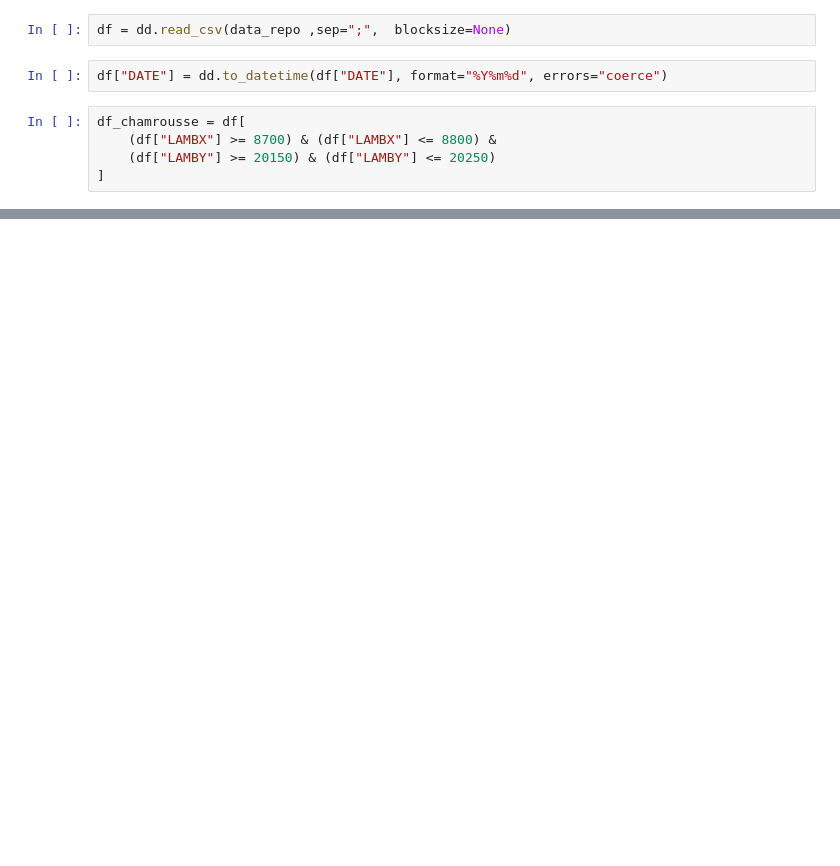
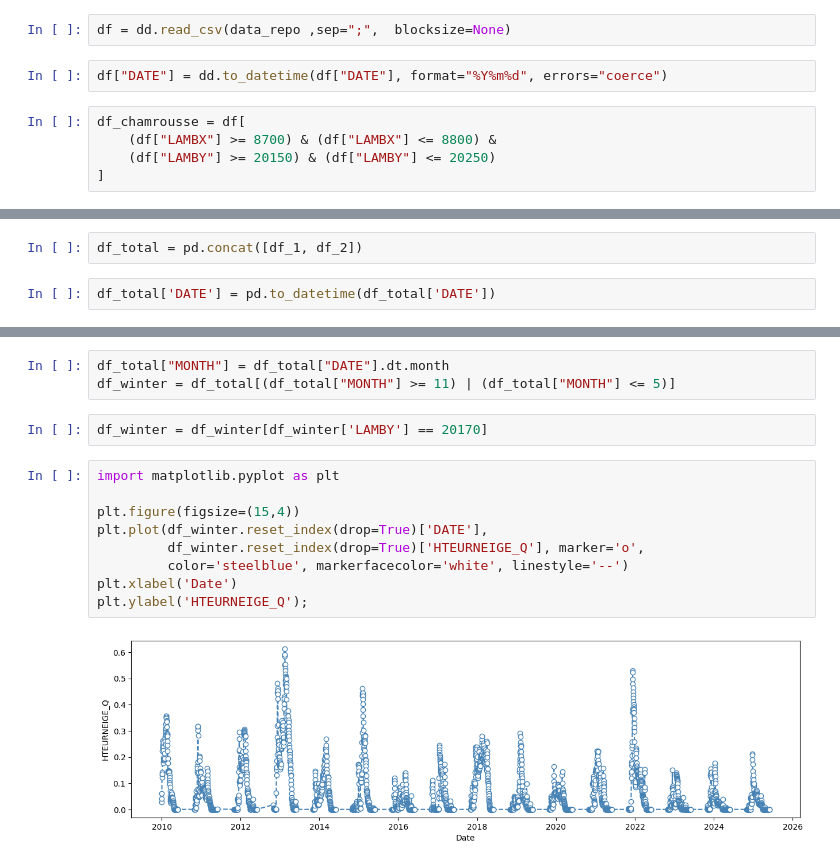
Before and after one commit to lchaus/dfg, a Jupyter notebook: dimi_data_extraction.ipynb, the cells around one changed output, grey strips where cells are left out. Cells and saved outputs as stored; diff of their text form; blank space fills up the shorter version.

Commit message:
winter filter, plots

```diff
--- a/dimi_data_extraction.ipynb
+++ b/dimi_data_extraction.ipynb
@@ -28,0 +35,4 @@ df_chamrousse.to_csv("chamrousse_filtered_2020-2025.csv",single_file=True, index
+# %%
+df_total = pd.concat([df_1, df_2])
+# %%
+df_total['DATE'] = pd.to_datetime(df_total['DATE'])
@@ -28,0 +59,16 @@ df_chamrousse.to_csv("chamrousse_filtered_2020-2025.csv",single_file=True, index
+# %%
+df_total["MONTH"] = df_total["DATE"].dt.month
+df_winter = df_total[(df_total["MONTH"] >= 11) | (df_total["MONTH"] <= 5)]
+# %%
+df_winter = df_winter[df_winter['LAMBY'] == 20170]
+# %%
+import matplotlib.pyplot as plt
+
+plt.figure(figsize=(15,4))
+plt.plot(df_winter.reset_index(drop=True)['DATE'],
+         df_winter.reset_index(drop=True)['HTEURNEIGE_Q'], marker='o',
+         color='steelblue', markerfacecolor='white', linestyle='--')
+plt.xlabel('Date')
+plt.ylabel('HTEURNEIGE_Q');
+# %% [output]
+[figure, added]
```
Also changed, not shown: parts of 8 cells of this notebook.
